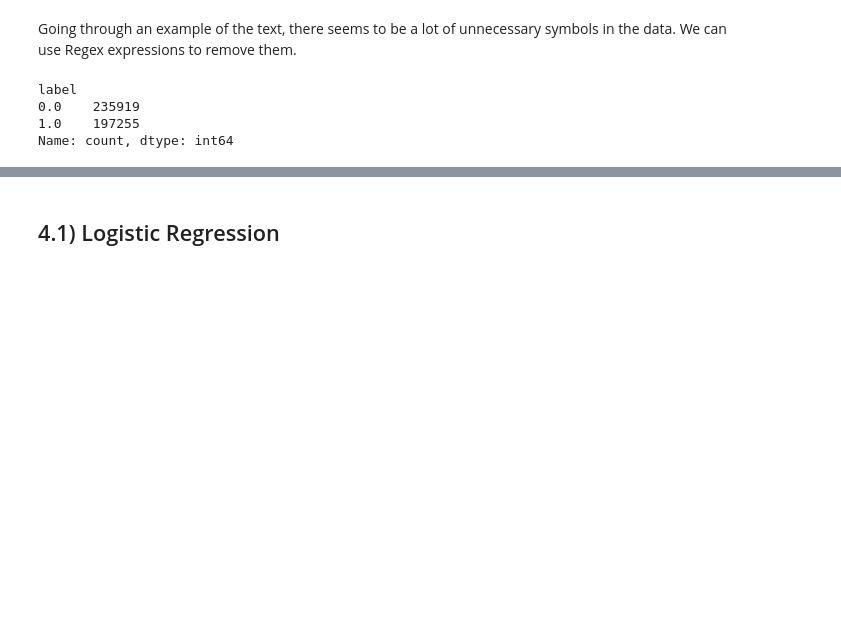
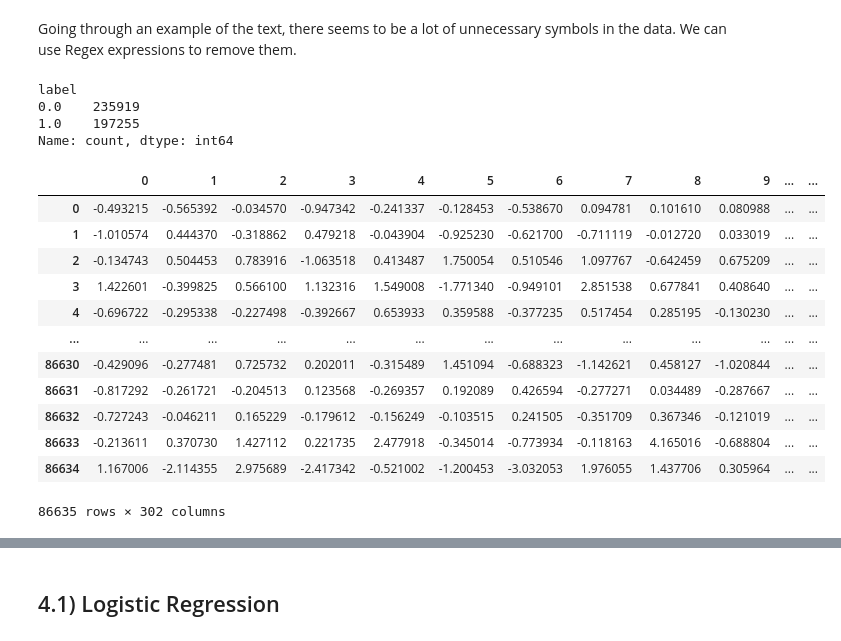
Before and after one commit to Diacod-I/fake-news-detection, a Jupyter notebook: fake_news_detection.ipynb, the cells around one changed output, grey strips where cells are left out. Cells and saved outputs as stored; diff of their text form; code cells hidden in the pictures; blank space fills up the shorter version.

```diff
--- a/fake_news_detection.ipynb
+++ b/fake_news_detection.ipynb
@@ -471,6 +537,27 @@ final_dataframe
 Going through an example of the text, there seems to be a lot of unnecessary symbols in the data. We can use Regex expressions to remove them.<br>
 # %%
 def clean_text(text):
+    """
+    Cleans given text string by removing punctuation, numbers, special characters,
+    newlines, URLs, HTML tags, and unwanted whitespace. Converts text to lowercase.
+
+    Args:
+        text (str): Input text to be cleaned.
+
+    Returns:
+        str: Cleaned text string.
+
+    Cleaning Steps:
+        - Converts text to lowercase.
+        - Removes punctuation.
+        - Removes numeric digits.
+        - Removes text inside square brackets.
+        - Removes non-word characters.
+        - Removes newline characters.
+        - Removes URLs.
+        - Removes HTML tags.
+        - Removes words containing digits.
+    """
     text = str(text)
     text = text.lower()
     text = re.sub(f"[{string.punctuation}]", "", text)
@@ -483,7 +570,21 @@ def clean_text(text):
     text = re.sub("\w*\d\w", "", text)
     return text
 
+
+
 def labeler(series, label):
+    """
+    Assigns a label to each entry in "series" and returns a new DataFrame.
+
+    Args:
+        series (pd.Series): Input text data.
+        label (str): Label to assign to all rows.
+
+    Returns:
+        pd.DataFrame: DataFrame with two columns:
+            - 'text': Original text entries.
+            - 'label': Assigned label.
+    """
     new_column = {label: [label] * len(series)}
     new_column = pd.DataFrame(new_column)
     output = pd.concat([series, new_column], ignore_index = False)
@@ -508,4 +609,28 @@ X_train, X_test, y_train, y_test = train_test_split(X, Y, test_size=0.2, random_
 sc = StandardScaler()
 X_train = sc.fit_transform(X_train)
 X_test = sc.transform(X_test)
+# %%
+pca = PCA()
+pca.fit_transform(X_train)
+cumulative_variance_ratio = np.cumsum(pca.explained_variance_ratio_)
+n_components = np.argmax(cumulative_variance_ratio >= 0.8) + 1
+pca = PCA(n_components=n_components)
+X_train_pca = sc.transform(pca.fit_transform(X_train))
+X_test_pca = sc.transform(pca.transform(X_test))
+# %%
+pd.DataFrame(X_test_pca)
+# %% [output]
+|  | 0 | 1 | 2 | 3 | 4 | 5 | 6 | 7 | 8 | 9 | ... | ... |
+| 0 | -0.493215 | -0.565392 | -0.034570 | -0.947342 | -0.241337 | -0.128453 | -0.538670 | 0.094781 | 0.101610 | 0.080988 | ... | ... |
+| 1 | -1.010574 | 0.444370 | -0.318862 | 0.479218 | -0.043904 | -0.925230 | -0.621700 | -0.711119 | -0.012720 | 0.033019 | ... | ... |
+| 2 | -0.134743 | 0.504453 | 0.783916 | -1.063518 | 0.413487 | 1.750054 | 0.510546 | 1.097767 | -0.642459 | 0.675209 | ... | ... |
+| 3 | 1.422601 | -0.399825 | 0.566100 | 1.132316 | 1.549008 | -1.771340 | -0.949101 | 2.851538 | 0.677841 | 0.408640 | ... | ... |
+| 4 | -0.696722 | -0.295338 | -0.227498 | -0.392667 | 0.653933 | 0.359588 | -0.377235 | 0.517454 | 0.285195 | -0.130230 | ... | ... |
+| ... | ... | ... | ... | ... | ... | ... | ... | ... | ... | ... | ... | ... |
+| 86630 | -0.429096 | -0.277481 | 0.725732 | 0.202011 | -0.315489 | 1.451094 | -0.688323 | -1.142621 | 0.458127 | -1.020844 | ... | ... |
+| 86631 | -0.817292 | -0.261721 | -0.204513 | 0.123568 | -0.269357 | 0.192089 | 0.426594 | -0.277271 | 0.034489 | -0.287667 | ... | ... |
+| 86632 | -0.727243 | -0.046211 | 0.165229 | -0.179612 | -0.156249 | -0.103515 | 0.241505 | -0.351709 | 0.367346 | -0.121019 | ... | ... |
+| 86633 | -0.213611 | 0.370730 | 1.427112 | 0.221735 | 2.477918 | -0.345014 | -0.773934 | -0.118163 | 4.165016 | -0.688804 | ... | ... |
+| 86634 | 1.167006 | -2.114355 | 2.975689 | -2.417342 | -0.521002 | -1.200453 | -3.032053 | 1.976055 | 1.437706 | 0.305964 | ... | ... |
+86635 rows × 302 columns
 # %%
```
Also changed, not shown: parts of 27 cells of this notebook.
